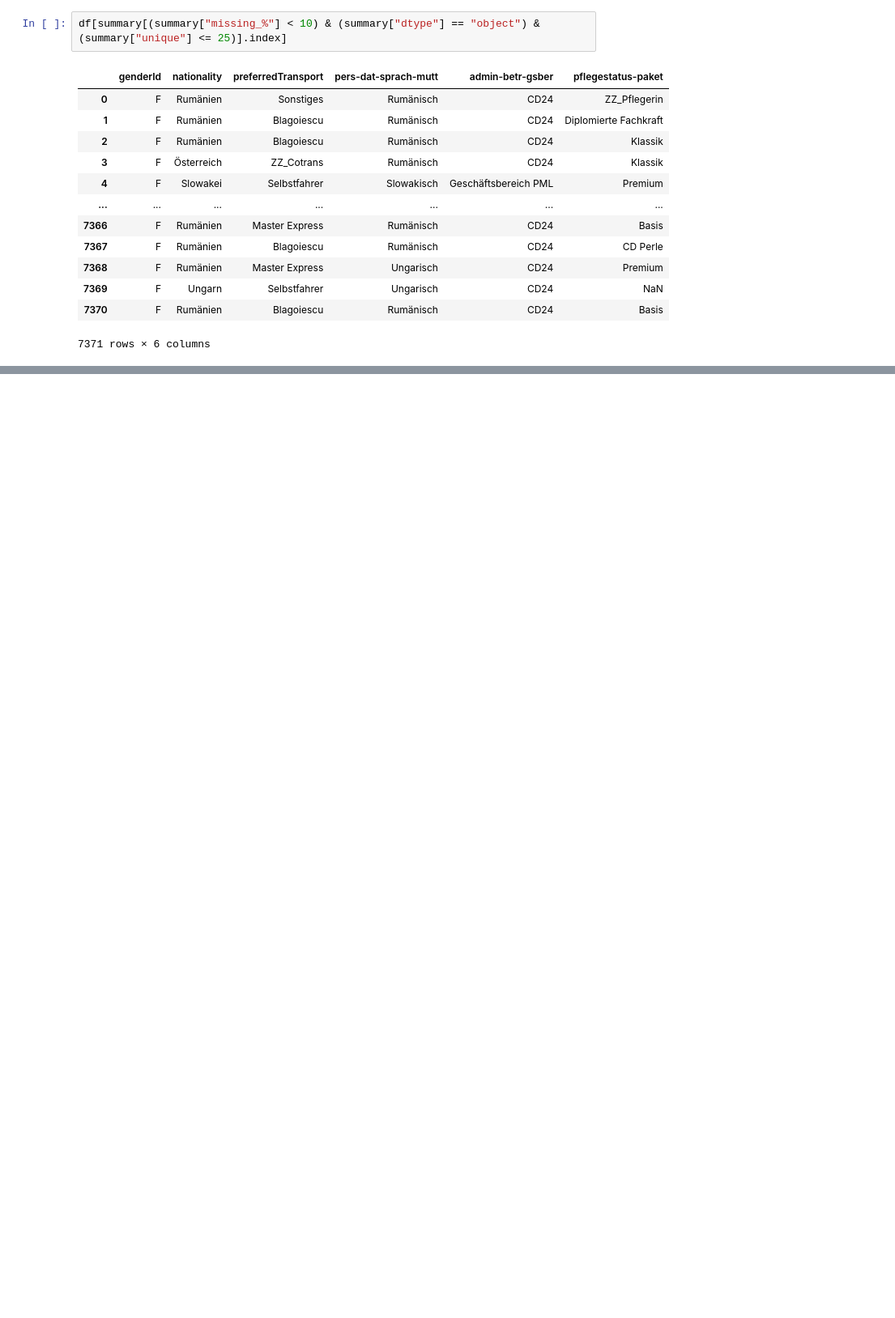
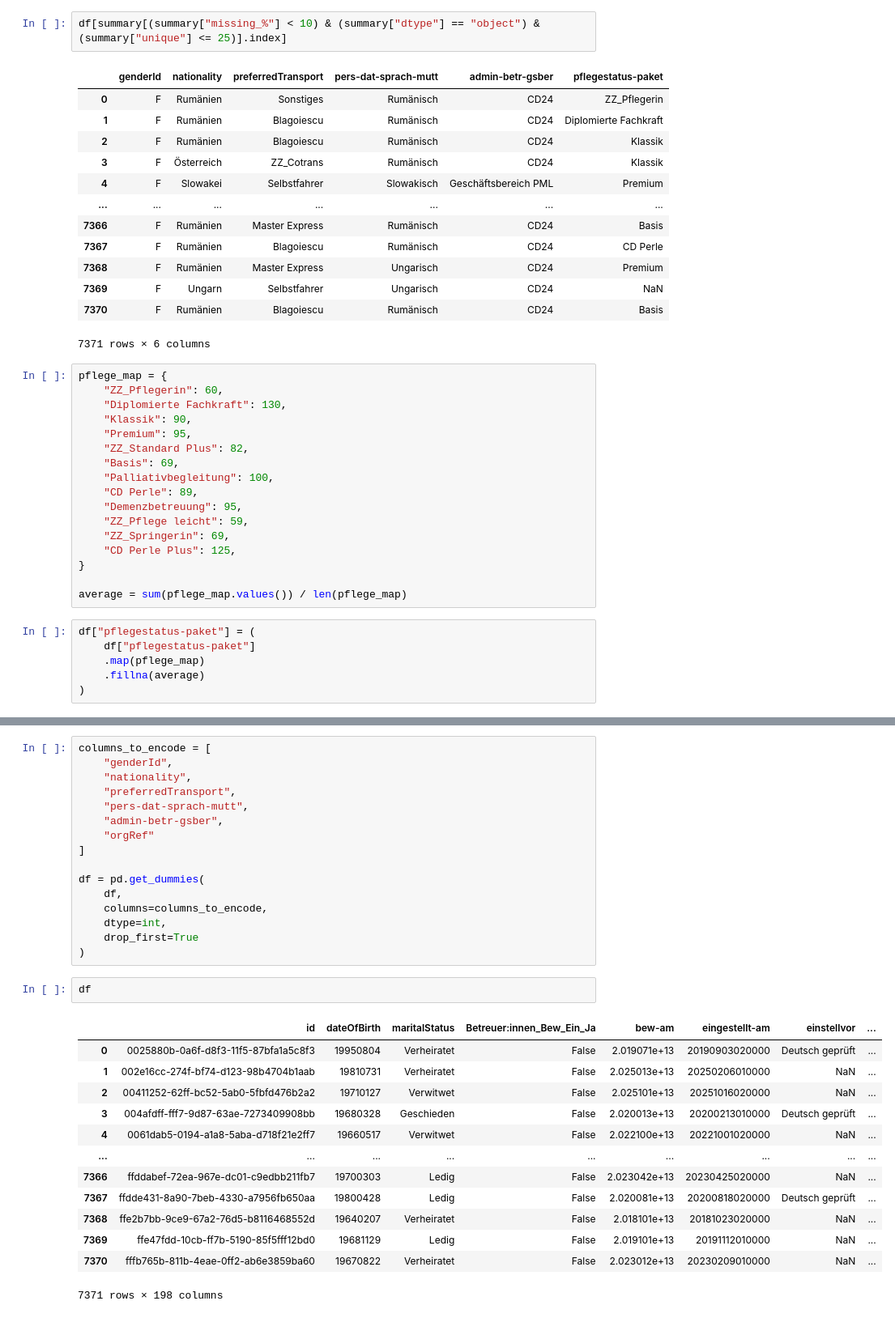
Before and after one commit to SirPoz/masterPipeline, a Jupyter notebook: exploratory data analysis/caregiverAnalysis.ipynb, the cells around one changed output, grey strips where cells are left out. Shown at 81% size. Saved outputs shown, nothing was run; the diff lists cells and outputs as text; blank space fills up the shorter version.

```diff
--- a/exploratory data analysis/caregiverAnalysis.ipynb
+++ b/exploratory data analysis/caregiverAnalysis.ipynb
@@ -143,3 +135,26 @@ df[summary[(summary["missing_%"] < 10) & (summary["dtype"] == "object") & (summa
 | 7369 | F | Ungarn | Selbstfahrer | Ungarisch | CD24 | NaN |
 | 7370 | F | Rumänien | Blagoiescu | Rumänisch | CD24 | Basis |
 7371 rows × 6 columns
+# %%
+pflege_map = {
+    "ZZ_Pflegerin": 60,
+    "Diplomierte Fachkraft": 130,
+    "Klassik": 90,
+    "Premium": 95,
+    "ZZ_Standard Plus": 82,
+    "Basis": 69,
+    "Palliativbegleitung": 100,
+    "CD Perle": 89,
+    "Demenzbetreuung": 95,
+    "ZZ_Pflege leicht": 59,
+    "ZZ_Springerin": 69,
+    "CD Perle Plus": 125,
+}
+
+average = sum(pflege_map.values()) / len(pflege_map)
+# %%
+df["pflegestatus-paket"] = (
+    df["pflegestatus-paket"]
+    .map(pflege_map)
+    .fillna(average)
+)
@@ -145,0 +212,32 @@ df[summary[(summary["missing_%"] < 10) & (summary["dtype"] == "object") & (summa
+# %%
+columns_to_encode = [
+    "genderId",
+	"nationality",
+	"preferredTransport",
+	"pers-dat-sprach-mutt",
+	"admin-betr-gsber",
+	"orgRef"
+]
+
+df = pd.get_dummies(
+    df,
+    columns=columns_to_encode,
+    dtype=int,
+	drop_first=True
+)
+# %%
+df
+# %% [output]
+|  | id | dateOfBirth | maritalStatus | Betreuer:innen_Bew_Ein_Ja | bew-am | eingestellt-am | einstellvor | ... |
+| 0 | 0025880b-0a6f-d8f3-11f5-87bfa1a5c8f3 | 19950804 | Verheiratet | False | 2.019071e+13 | 20190903020000 | Deutsch geprüft | ... |
+| 1 | 002e16cc-274f-bf74-d123-98b4704b1aab | 19810731 | Verheiratet | False | 2.025013e+13 | 20250206010000 | NaN | ... |
+| 2 | 00411252-62ff-bc52-5ab0-5fbfd476b2a2 | 19710127 | Verwitwet | False | 2.025101e+13 | 20251016020000 | NaN | ... |
+| 3 | 004afdff-fff7-9d87-63ae-7273409908bb | 19680328 | Geschieden | False | 2.020013e+13 | 20200213010000 | Deutsch geprüft | ... |
+| 4 | 0061dab5-0194-a1a8-5aba-d718f21e2ff7 | 19660517 | Verwitwet | False | 2.022100e+13 | 20221001020000 | NaN | ... |
+| ... | ... | ... | ... | ... | ... | ... | ... | ... |
+| 7366 | ffddabef-72ea-967e-dc01-c9edbb211fb7 | 19700303 | Ledig | False | 2.023042e+13 | 20230425020000 | NaN | ... |
+| 7367 | ffdde431-8a90-7beb-4330-a7956fb650aa | 19800428 | Ledig | False | 2.020081e+13 | 20200818020000 | Deutsch geprüft | ... |
+| 7368 | ffe2b7bb-9ce9-67a2-76d5-b8116468552d | 19640207 | Verheiratet | False | 2.018101e+13 | 20181023020000 | NaN | ... |
+| 7369 | ffe47fdd-10cb-ff7b-5190-85f5fff12bd0 | 19681129 | Ledig | False | 2.019101e+13 | 20191112010000 | NaN | ... |
+| 7370 | fffb765b-811b-4eae-0ff2-ab6e3859ba60 | 19670822 | Verheiratet | False | 2.023012e+13 | 20230209010000 | NaN | ... |
+7371 rows × 198 columns
```
Also changed, not shown: parts of 22 cells of this notebook, 6 other files.
